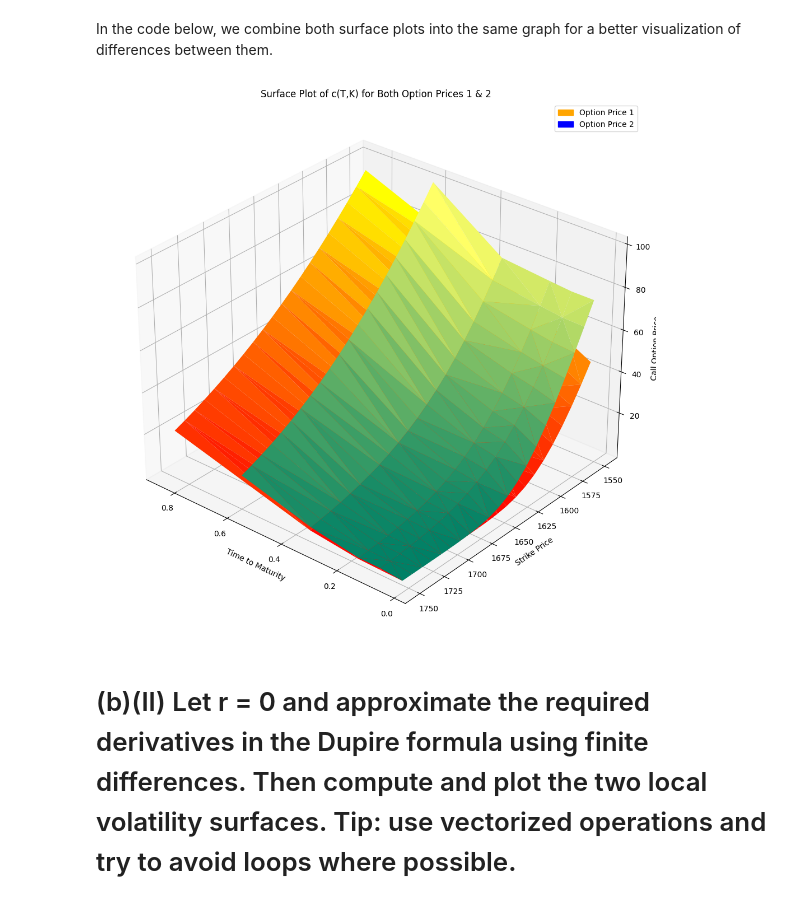
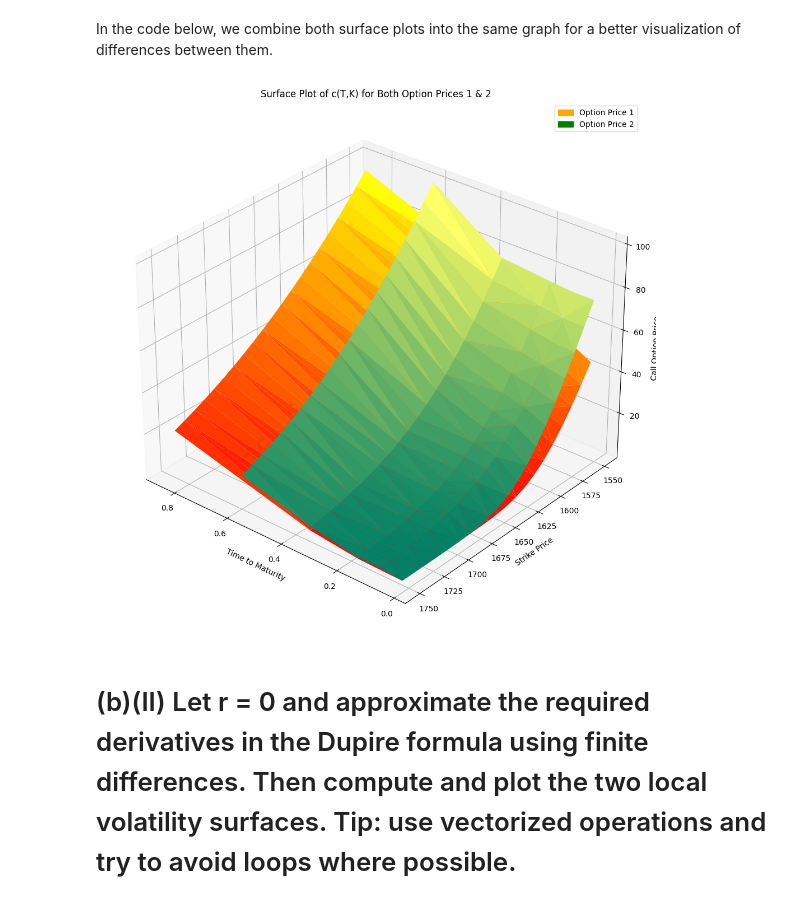
Before and after one commit to pangjunrong/KTH-Local-Volatility-Estimation, a Jupyter notebook: Project-1.ipynb, the cells around one changed output. Drawn from its saved outputs; the diff is of its cells as text; code cells hidden in the pictures.

```diff
--- a/Project-1.ipynb
+++ b/Project-1.ipynb
@@ -107,23 +108,23 @@ In the code below, we combine both surface plots into the same graph for a bette
 # %%
 fig = plt.figure()
 ax = fig.add_subplot(projection='3d')
 trisurf_1 = ax.plot_trisurf(T_1, K_1, c_TK_1, linewidth = 0.2, antialiased = True, cmap=cm.autumn, label='Option Price 1')
 trisurf_2 = ax.plot_trisurf(T_2, K_2, c_TK_2, linewidth = 0.2, antialiased = True, cmap=cm.summer, label='Option Price 2')
 
 ax.set_xlabel('Time to Maturity')
 ax.set_ylabel('Strike Price')
 ax.set_zlabel('Call Option Price')
 
 plt.title('Surface Plot of c(T,K) for Both Option Prices 1 & 2')
 ax.view_init(30, 130)
 legend_1 = mpatches.Patch(color='orange', label='Option Price 1')
-legend_2 = mpatches.Patch(color='blue', label='Option Price 2')
+legend_2 = mpatches.Patch(color='green', label='Option Price 2')
 
 plt.legend(handles=[legend_1, legend_2])
 plt.tight_layout()
 plt.show()
 # %% [output]
-[figure, old version]
+[figure, new version]
 # %% [markdown]
 # (b)(II) Let r = 0 and approximate the required derivatives in the Dupire formula using finite differences. Then compute and plot the two local volatility surfaces. Tip: use vectorized operations and try to avoid loops where possible.
 # %% [markdown]
```
Also changed, not shown: parts of 12 cells of this notebook.
